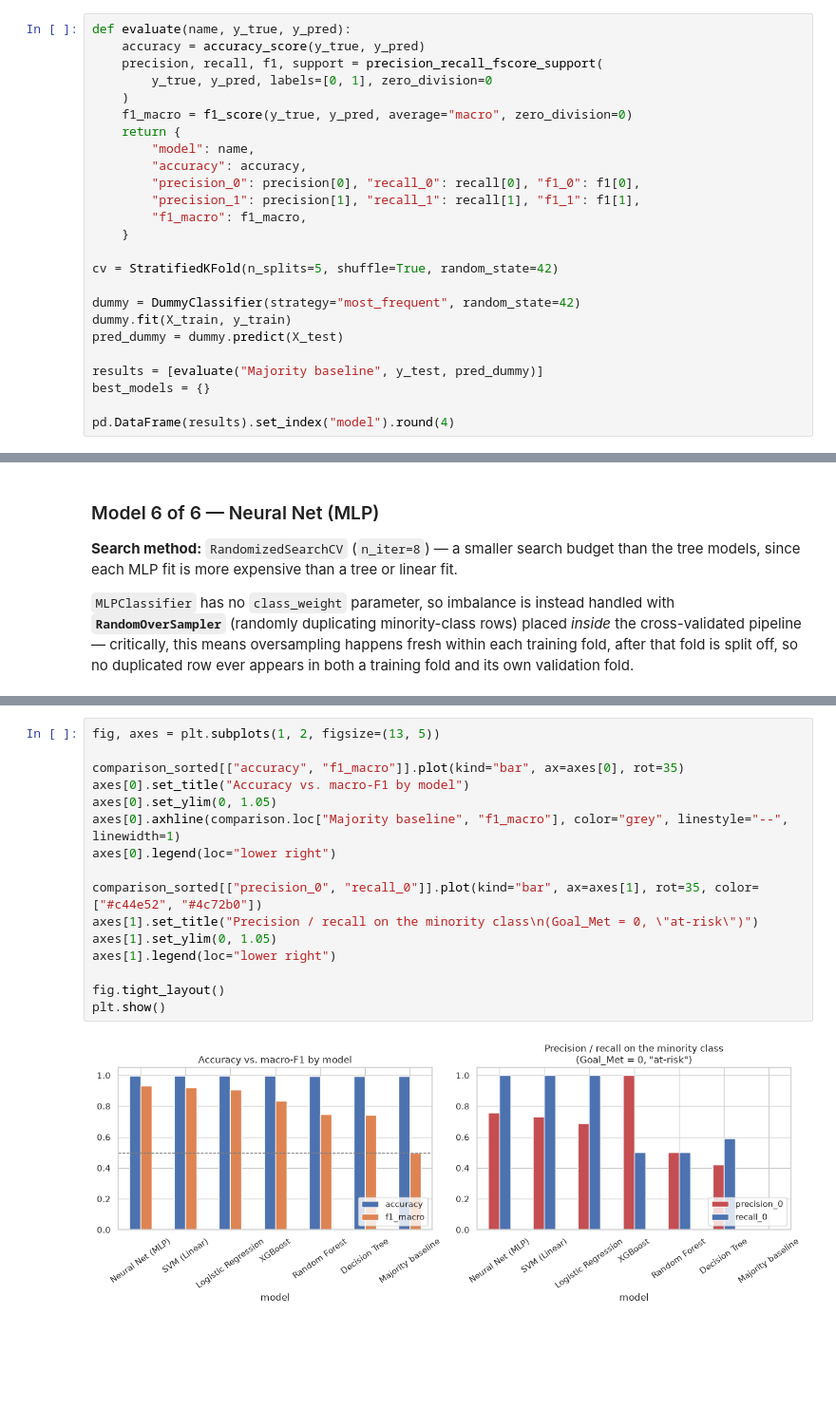
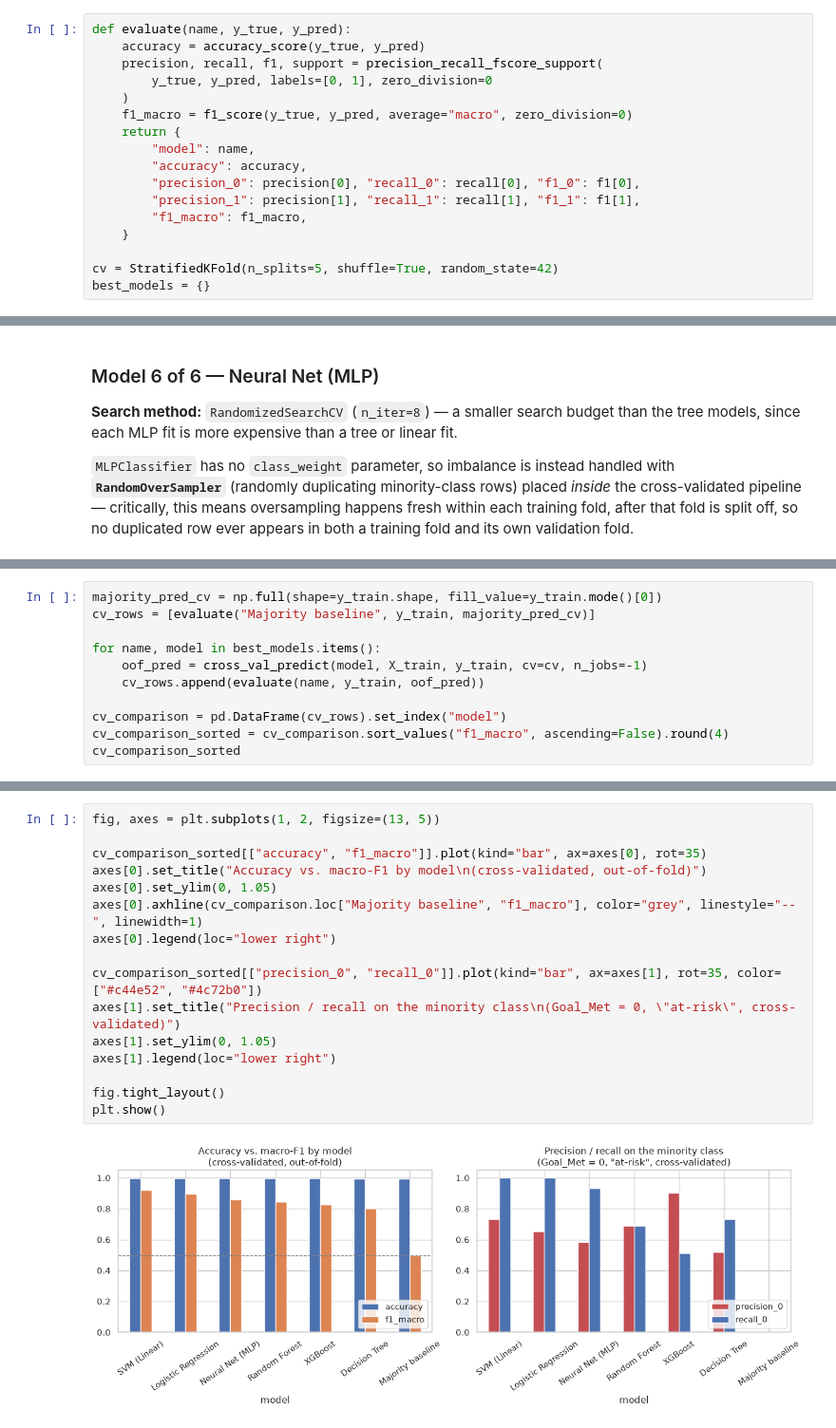
Before and after one commit to saint2706/savings-goal-classifier, a Jupyter notebook: notebooks/04_model_comparison.ipynb, the cells around one changed output, grey strips where cells are left out. Shown at 95% size. Cells and saved outputs as stored; diff of their text form; blank space fills up the shorter version.

```diff
--- a/notebooks/04_model_comparison.ipynb
+++ b/notebooks/04_model_comparison.ipynb
@@ -120,12 +124,4 @@ def evaluate(name, y_true, y_pred):
     }
 
 cv = StratifiedKFold(n_splits=5, shuffle=True, random_state=42)
-
-dummy = DummyClassifier(strategy="most_frequent", random_state=42)
-dummy.fit(X_train, y_train)
-pred_dummy = dummy.predict(X_test)
-
-results = [evaluate("Majority baseline", y_test, pred_dummy)]
 best_models = {}
-
-pd.DataFrame(results).set_index("model").round(4)
@@ -389,0 +305,11 @@ comparison_sorted
+# %%
+majority_pred_cv = np.full(shape=y_train.shape, fill_value=y_train.mode()[0])
+cv_rows = [evaluate("Majority baseline", y_train, majority_pred_cv)]
+
+for name, model in best_models.items():
+    oof_pred = cross_val_predict(model, X_train, y_train, cv=cv, n_jobs=-1)
+    cv_rows.append(evaluate(name, y_train, oof_pred))
+
+cv_comparison = pd.DataFrame(cv_rows).set_index("model")
+cv_comparison_sorted = cv_comparison.sort_values("f1_macro", ascending=False).round(4)
+cv_comparison_sorted
@@ -390,19 +330,19 @@ comparison_sorted
 # %%
 fig, axes = plt.subplots(1, 2, figsize=(13, 5))
 
-comparison_sorted[["accuracy", "f1_macro"]].plot(kind="bar", ax=axes[0], rot=35)
-axes[0].set_title("Accuracy vs. macro-F1 by model")
+cv_comparison_sorted[["accuracy", "f1_macro"]].plot(kind="bar", ax=axes[0], rot=35)
+axes[0].set_title("Accuracy vs. macro-F1 by model\n(cross-validated, out-of-fold)")
 axes[0].set_ylim(0, 1.05)
-axes[0].axhline(comparison.loc["Majority baseline", "f1_macro"], color="grey", linestyle="--", linewidth=1)
+axes[0].axhline(cv_comparison.loc["Majority baseline", "f1_macro"], color="grey", linestyle="--", linewidth=1)
 axes[0].legend(loc="lower right")
 
-comparison_sorted[["precision_0", "recall_0"]].plot(kind="bar", ax=axes[1], rot=35, color=["#c44e52", "#4c72b0"])
-axes[1].set_title("Precision / recall on the minority class\n(Goal_Met = 0, \"at-risk\")")
+cv_comparison_sorted[["precision_0", "recall_0"]].plot(kind="bar", ax=axes[1], rot=35, color=["#c44e52", "#4c72b0"])
+axes[1].set_title("Precision / recall on the minority class\n(Goal_Met = 0, \"at-risk\", cross-validated)")
 axes[1].set_ylim(0, 1.05)
 axes[1].legend(loc="lower right")
 
 fig.tight_layout()
 plt.show()
 # %% [output]
-[figure, old version]
+[figure, new version]
 # %% [markdown]
```
Also changed, not shown: parts of 40 cells of this notebook, 8 other files.
